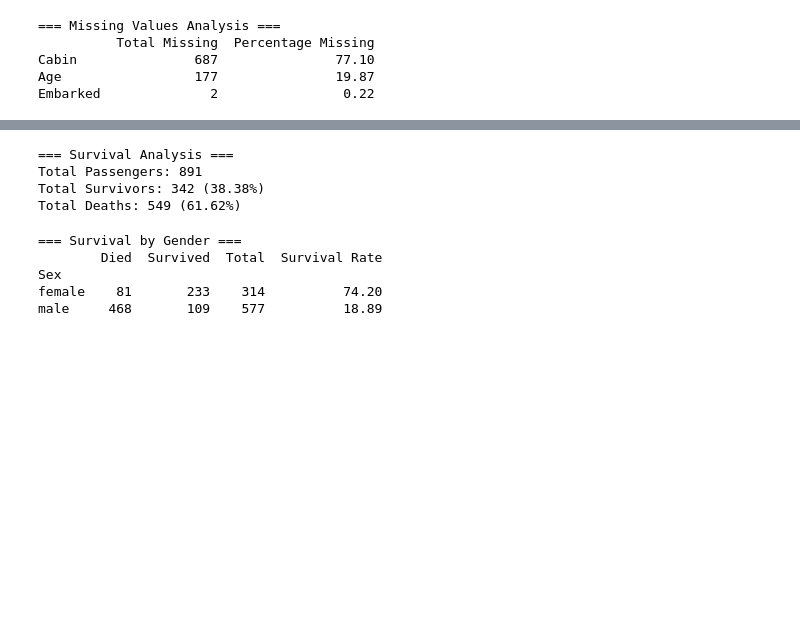
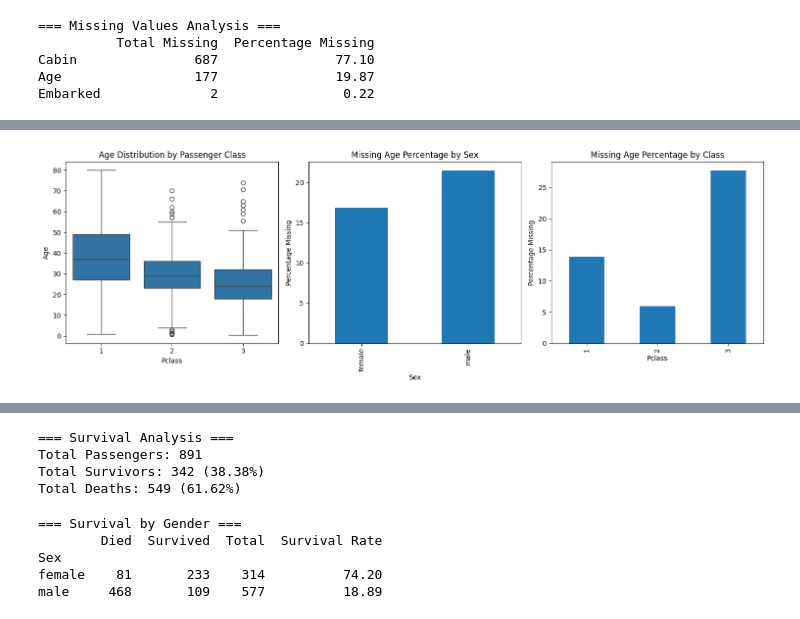
Before and after one commit to nkdes/kaggle, a Jupyter notebook: titanic/titanic-analysis.ipynb, the cells around one changed output, grey strips where cells are left out. Cells and saved outputs as stored; diff of their text form; code cells hidden in the pictures; blank space fills up the shorter version.

```diff
--- a/titanic/titanic-analysis.ipynb
+++ b/titanic/titanic-analysis.ipynb
@@ -262,0 +288,27 @@ Embarked              2                0.22
+# %%
+# Missing Age Analysis
+plt.figure(figsize=(15, 5))
+
+# Age distribution
+plt.subplot(1, 3, 1)
+sns.boxplot(x='Pclass', y='Age', data=training)
+plt.title('Age Distribution by Passenger Class')
+
+# Missing Age by Sex
+plt.subplot(1, 3, 2)
+missing_age_by_sex = training.groupby('Sex')['Age'].apply(lambda x: x.isnull().mean() * 100)
+missing_age_by_sex.plot(kind='bar')
+plt.title('Missing Age Percentage by Sex')
+plt.ylabel('Percentage Missing')
+
+# Missing Age by Passenger Class
+plt.subplot(1, 3, 3)
+missing_age_by_class = training.groupby('Pclass')['Age'].apply(lambda x: x.isnull().mean() * 100)
+missing_age_by_class.plot(kind='bar')
+plt.title('Missing Age Percentage by Class')
+plt.ylabel('Percentage Missing')
+
+plt.tight_layout()
+plt.show()
+# %% [output]
+[figure, added]
```
Also changed, not shown: parts of 111 cells of this notebook, 3 other files.
